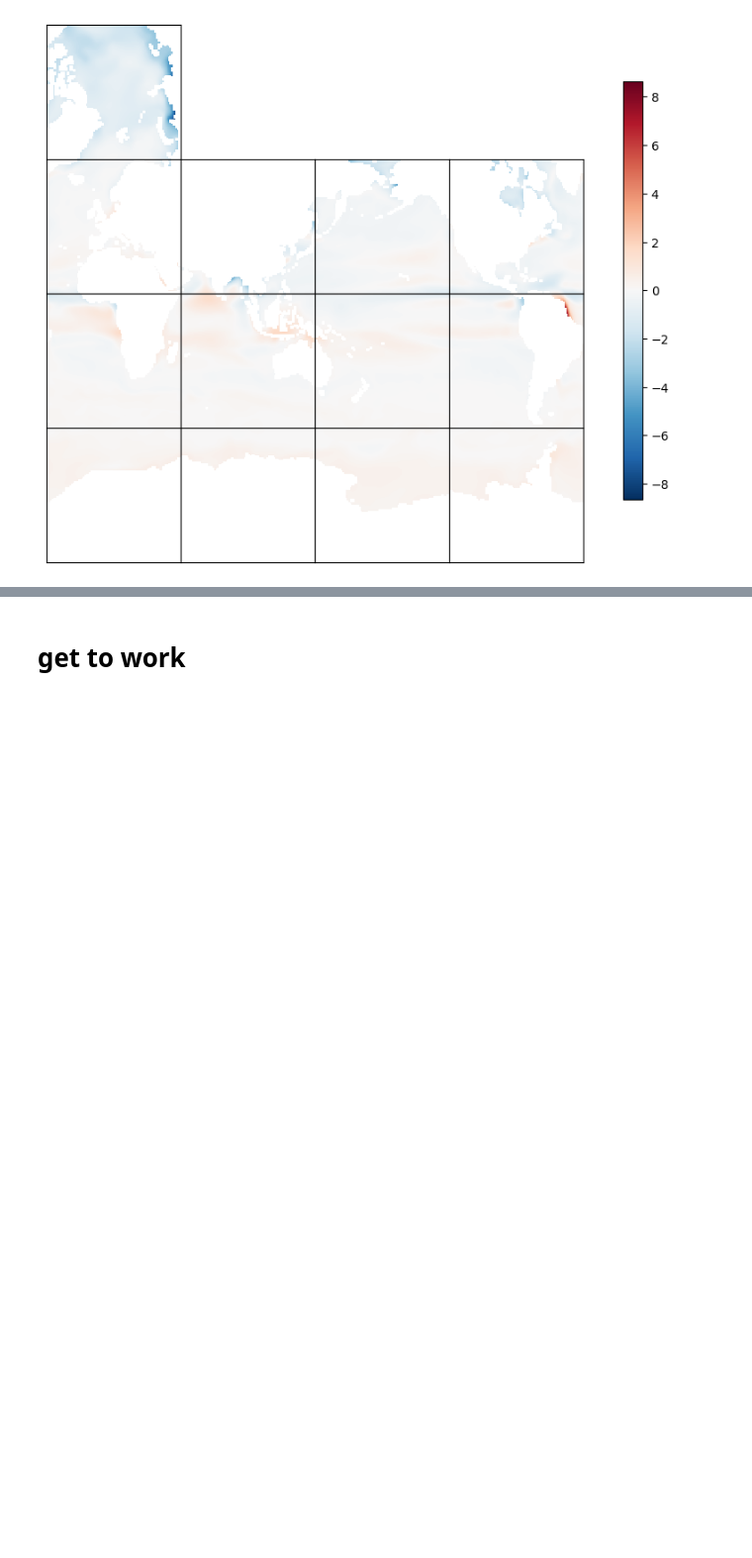
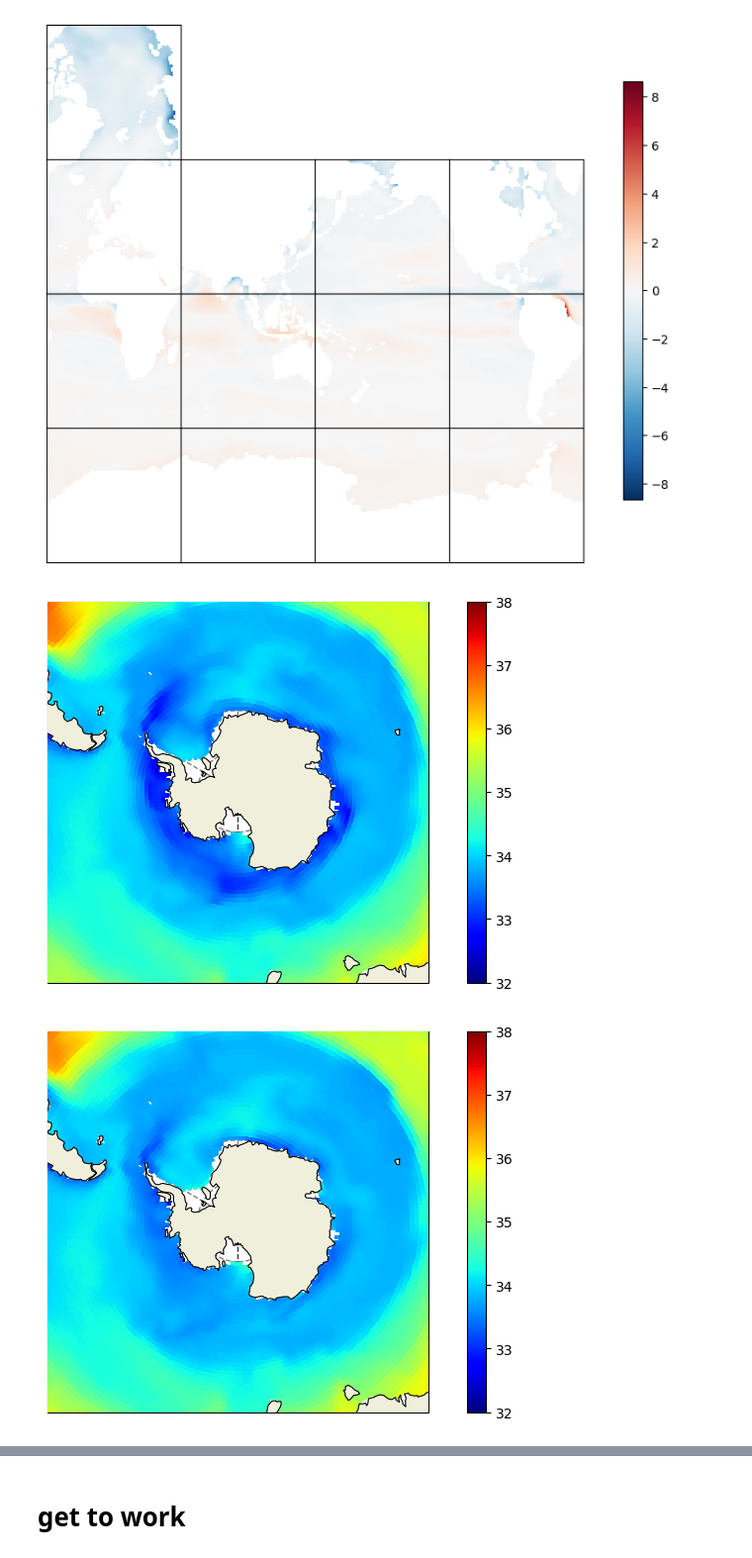
Before and after one commit to ECCO-Hackweek/EH24-WMW, a Jupyter notebook: notebooks/testing-Copy1.ipynb, the cells around one changed output, grey strips where cells are left out. Shown at 99% size. Drawn from its saved outputs; the diff is of its cells as text; code cells hidden in the pictures; blank space fills up the shorter version.

```diff
--- a/notebooks/testing-Copy1.ipynb
+++ b/notebooks/testing-Copy1.ipynb
@@ -313,3 +271,7 @@ s_ds = ts_ds.SALT
 t_ds.dims
 # %% [output]
 ('time', 'k', 'tile', 'j', 'i')
+# %%
+salt_surf_0 = s_ds.isel(k=0, time=0).load()
+salt_surf_aw = s_ds.isel(k=0, time=9).load()
+salt_surf_as = s_ds.isel(k=0, time=3).load()
@@ -327,24 +309,27 @@ ecco.plot_tiles(salt_anom_by_month[9]-salt_anom_by_month[3], rotate_to_latlon=Tr
 # %%
 
 plt.figure(figsize=[10,5]);
-SZ = ecco.plot_proj_to_latlon_grid(ecco_grid.XC, ecco_grid.YC, rho_surf_0,
+SZ = ecco.plot_proj_to_latlon_grid(ecco_grid.XC, ecco_grid.YC, salt_surf_0,
                               show_colorbar=True, user_lon_0=0,
                               projection_type='stereo',
                               lat_lim = -45, dx=1,dy=1,
-                              cmap='jet', cmin=1024, cmax=1028)
+                              cmap='jet', cmin=32, cmax=38)
 
 ;
 
 plt.figure(figsize=[10,5]);
-SZ = ecco.plot_proj_to_latlon_grid(ecco_grid.XC, ecco_grid.YC, rho_surf_as_0,
+SZ = ecco.plot_proj_to_latlon_grid(ecco_grid.XC, ecco_grid.YC, salt_surf_as,
                               show_colorbar=True, user_lon_0=0,
                               projection_type='stereo',
                               lat_lim = -45, dx=1,dy=1,
-                              cmap='jet', cmin=1024, cmax=1028)
+                              cmap='jet', cmin=32, cmax=38)
 
 plt.figure(figsize=[10,5]);
-SZ = ecco.plot_proj_to_latlon_grid(ecco_grid.XC, ecco_grid.YC, rho_surf_aw_0,
+SZ = ecco.plot_proj_to_latlon_grid(ecco_grid.XC, ecco_grid.YC, salt_surf_aw,
                               show_colorbar=True, user_lon_0=0,
                               projection_type='stereo',
                               lat_lim = -45, dx=1,dy=1,
-                              cmap='jet', cmin=1024, cmax=1028)
+                              cmap='jet', cmin=32, cmax=38)
+# %% [output]
+[figure, added]
+[figure, added]
```
Also changed, not shown: parts of 8 cells of this notebook.
